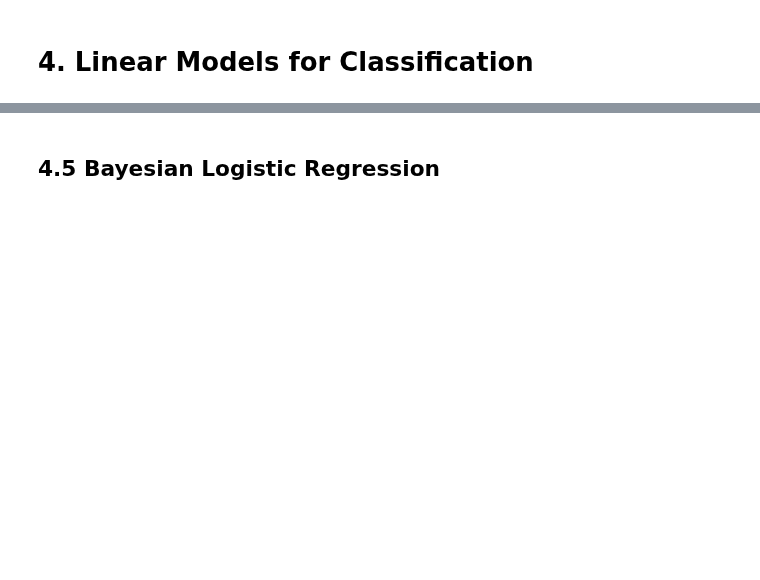
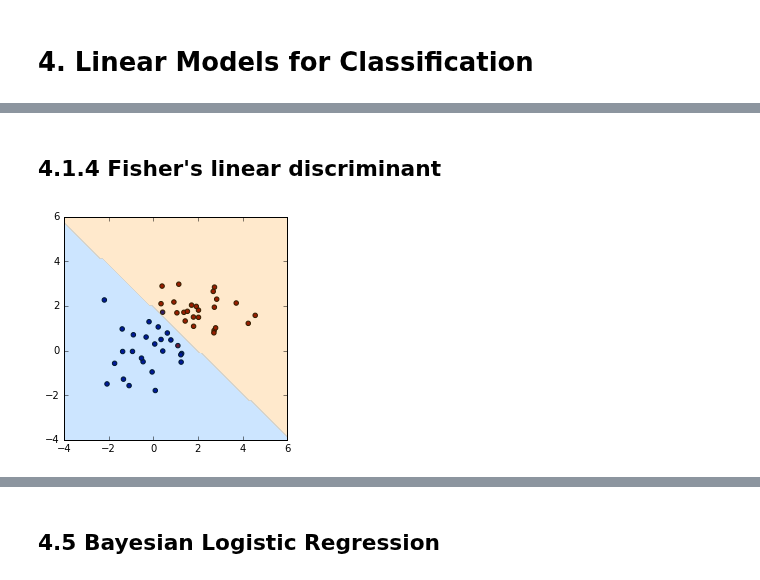
Before and after one commit to ctgk/PRML, a Jupyter notebook: ch04_Linear_Models_for_Classfication.ipynb, the cells around one changed output, grey strips where cells are left out. Cells and saved outputs as stored; diff of their text form; code cells hidden in the pictures; blank space fills up the shorter version.

```diff
--- a/ch04_Linear_Models_for_Classfication.ipynb
+++ b/ch04_Linear_Models_for_Classfication.ipynb
@@ -9,0 +113,19 @@ import features
+# %% [markdown]
+## 4.1.4 Fisher's linear discriminant
+# %%
+x_train, y_train = create_data_set()
+x1_test, x2_test = np.meshgrid(np.linspace(-4, 6, 100), np.linspace(-4, 6, 100))
+x_test = np.array([x1_test, x2_test]).reshape(2, -1).T
+
+model = classifications.LinearDiscriminantAnalysis()
+model.fit(x_train, y_train)
+y = model.predict(x_test)
+
+plt.scatter(x_train[:, 0], x_train[:, 1], c=y_train)
+plt.contourf(x1_test, x2_test, y.reshape(100, 100), alpha=0.2, levels=np.linspace(0, 1, 3))
+plt.xlim(-4, 6)
+plt.ylim(-4, 6)
+plt.gca().set_aspect('equal', adjustable='box')
+plt.show()
+# %% [output]
+[figure, added]
```
Also changed, not shown: parts of 10 cells of this notebook, 1 other file.
